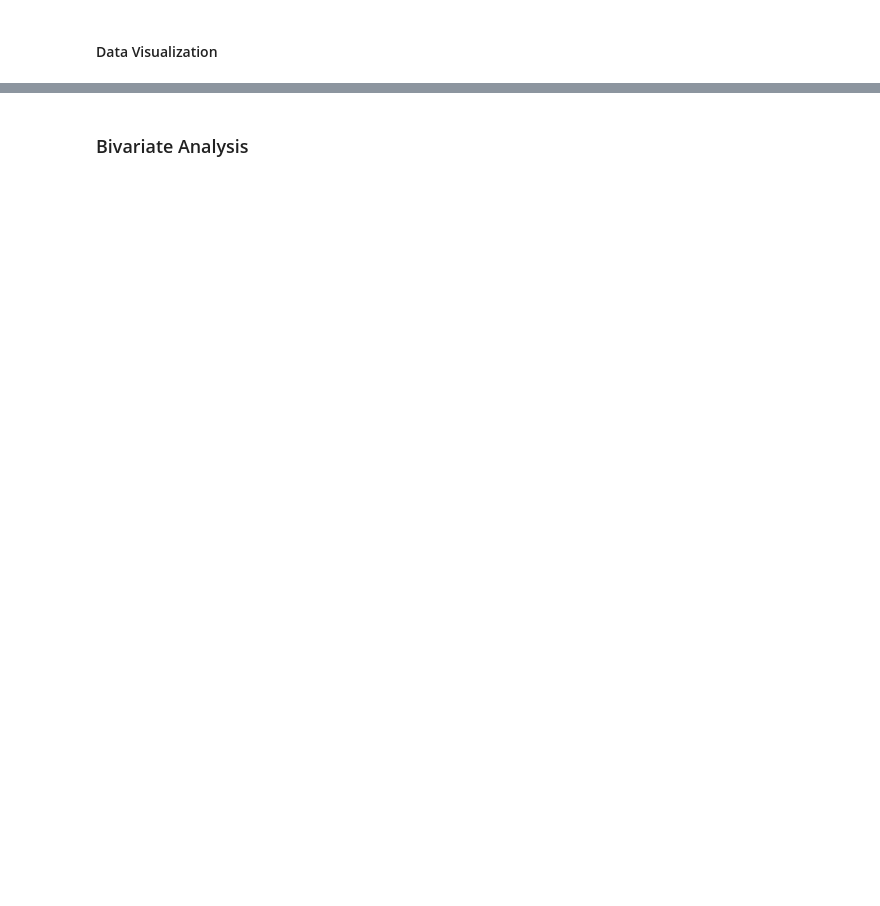
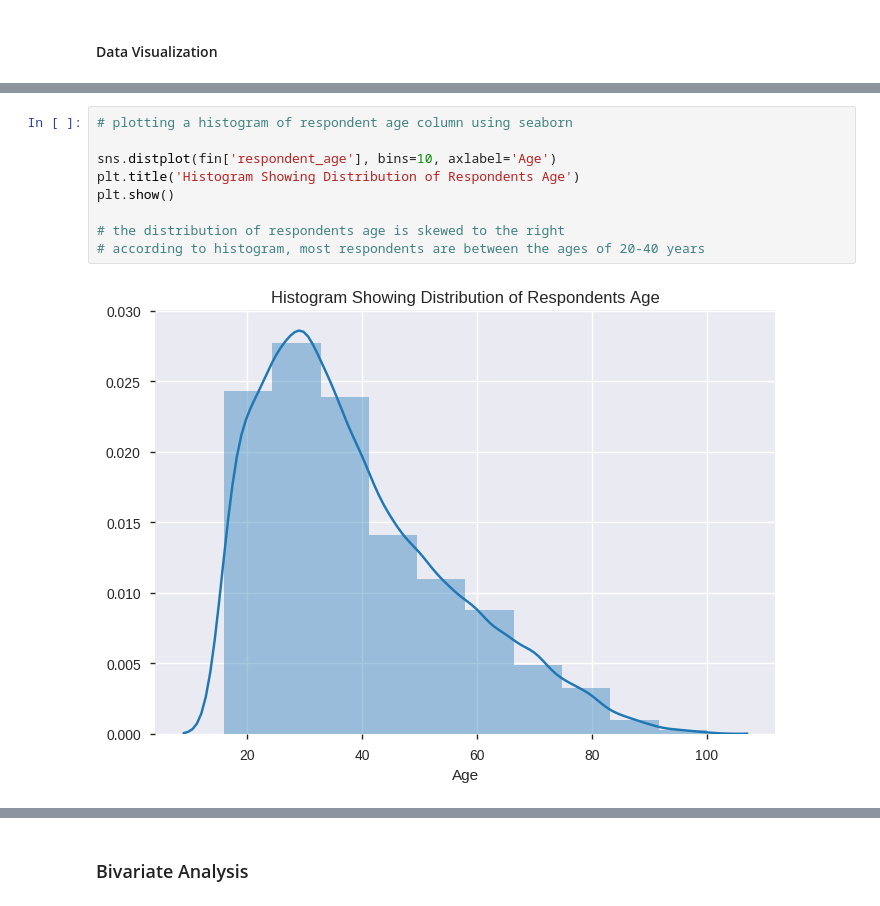
Before and after one commit to booorayan/fin_wk_2_proj, a Jupyter notebook: fin_inclusion_dsproject_1.ipynb, the cells around one changed output, grey strips where cells are left out. Drawn from its saved outputs; the diff is of its cells as text; blank space fills up the shorter version.

```diff
--- a/fin_inclusion_dsproject_1.ipynb
+++ b/fin_inclusion_dsproject_1.ipynb
@@ -840,0 +489,11 @@ plt.show()
+# %%
+# plotting a histogram of respondent age column using seaborn
+
+sns.distplot(fin['respondent_age'], bins=10, axlabel='Age')
+plt.title('Histogram Showing Distribution of Respondents Age')
+plt.show()
+
+# the distribution of respondents age is skewed to the right
+# according to histogram, most respondents are between the ages of 20-40 years
+# %% [output]
+[figure, added]
```
Also changed, not shown: parts of 81 cells of this notebook.
